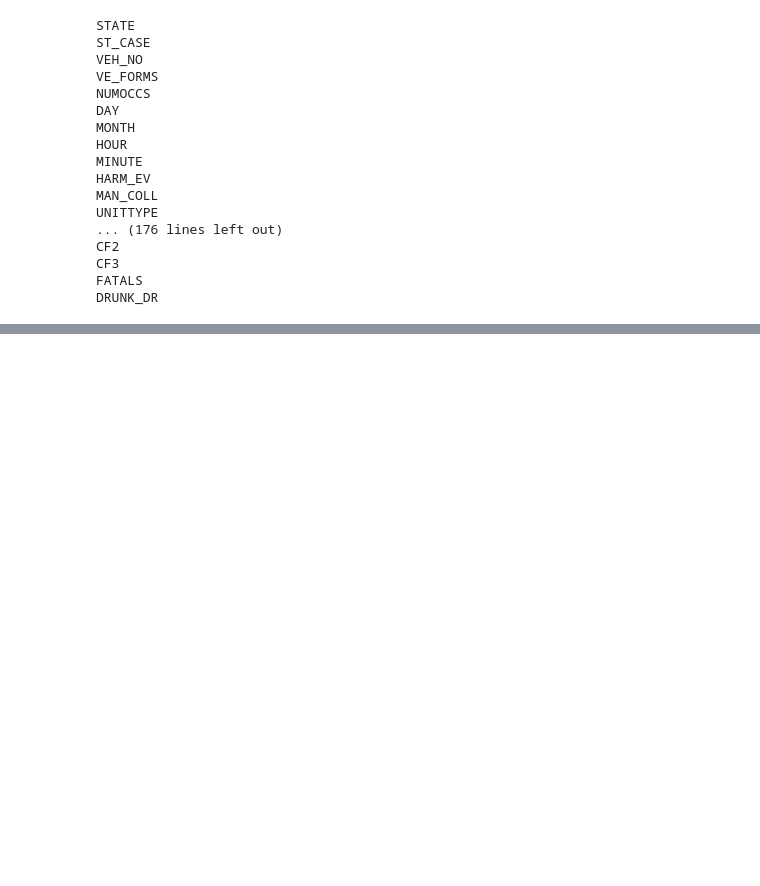
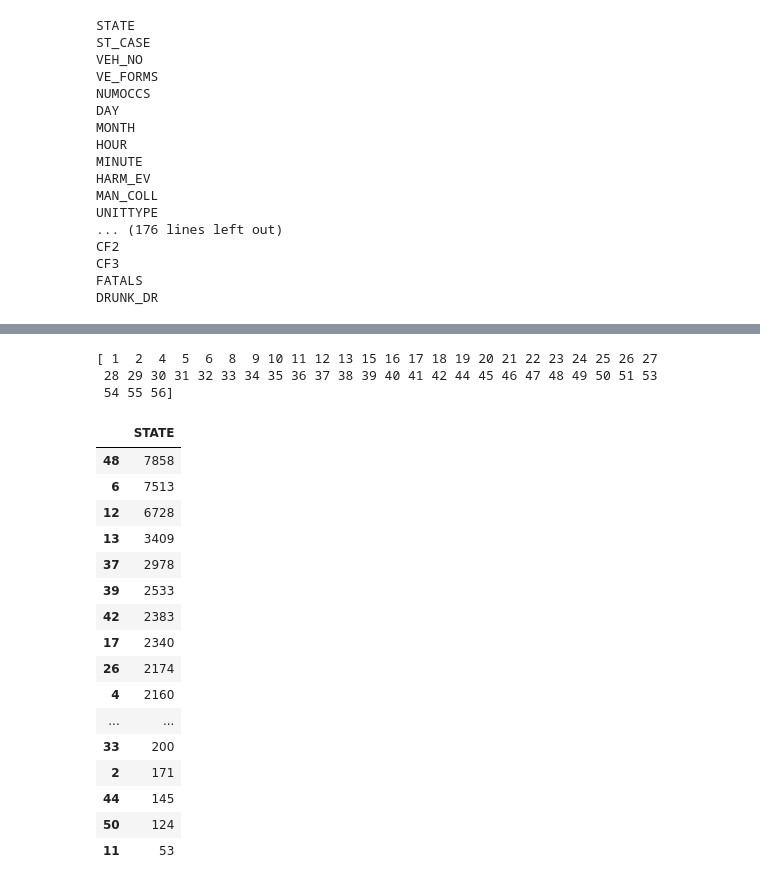
Before and after one commit to cglovertenn/Fatal_Trends_USADriving, a Jupyter notebook: Untitled.ipynb, the cells around one changed output, grey strips where cells are left out. Drawn from its saved outputs; the diff is of its cells as text; code cells hidden in the pictures; blank space fills up the shorter version.

```diff
--- a/Untitled.ipynb
+++ b/Untitled.ipynb
@@ -198,0 +224,33 @@ master_df.head()
+# %%
+#for column in master_df.columns:
+#    plt.bar(master_df[column], master_df[column].value_counts)
+
+#ax = df.plot.bar(x='State', y='val')
+#plt.bar(master_df["STATE"].groupby(sum))#["STATE"].value_counts[0], height=master_df["STATE"].value_counts[1])
+#test_group = pd.DataFrame(master_df.groupby("STATE").sum())
+
+#plt.bar(master_df.STATE.unique(), height = master_df["STATE"].value_counts())
+
+print(master_df.STATE.unique())
+pd.DataFrame(master_df["STATE"].value_counts())
+# %% [output]
+[ 1  2  4  5  6  8  9 10 11 12 13 15 16 17 18 19 20 21 22 23 24 25 26 27
+ 28 29 30 31 32 33 34 35 36 37 38 39 40 41 42 44 45 46 47 48 49 50 51 53
+ 54 55 56]
+|  | STATE |
+| 48 | 7858 |
+| 6 | 7513 |
+| 12 | 6728 |
+| 13 | 3409 |
+| 37 | 2978 |
+| 39 | 2533 |
+| 42 | 2383 |
+| 17 | 2340 |
+| 26 | 2174 |
+| 4 | 2160 |
+| ... | ... |
+| 33 | 200 |
+| 2 | 171 |
+| 44 | 145 |
+| 50 | 124 |
+| 11 | 53 |
```
Also changed, not shown: parts of 4 cells of this notebook.
